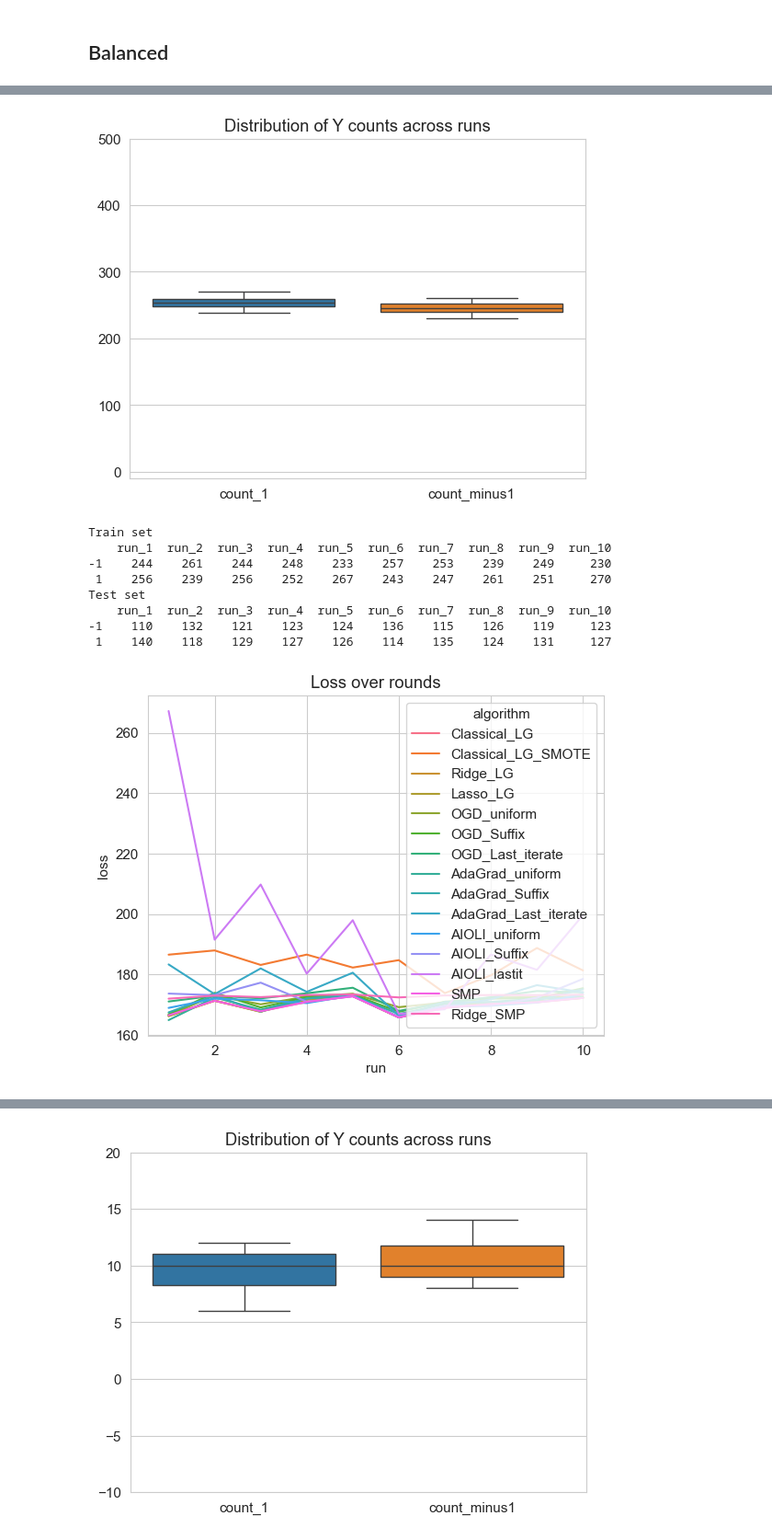
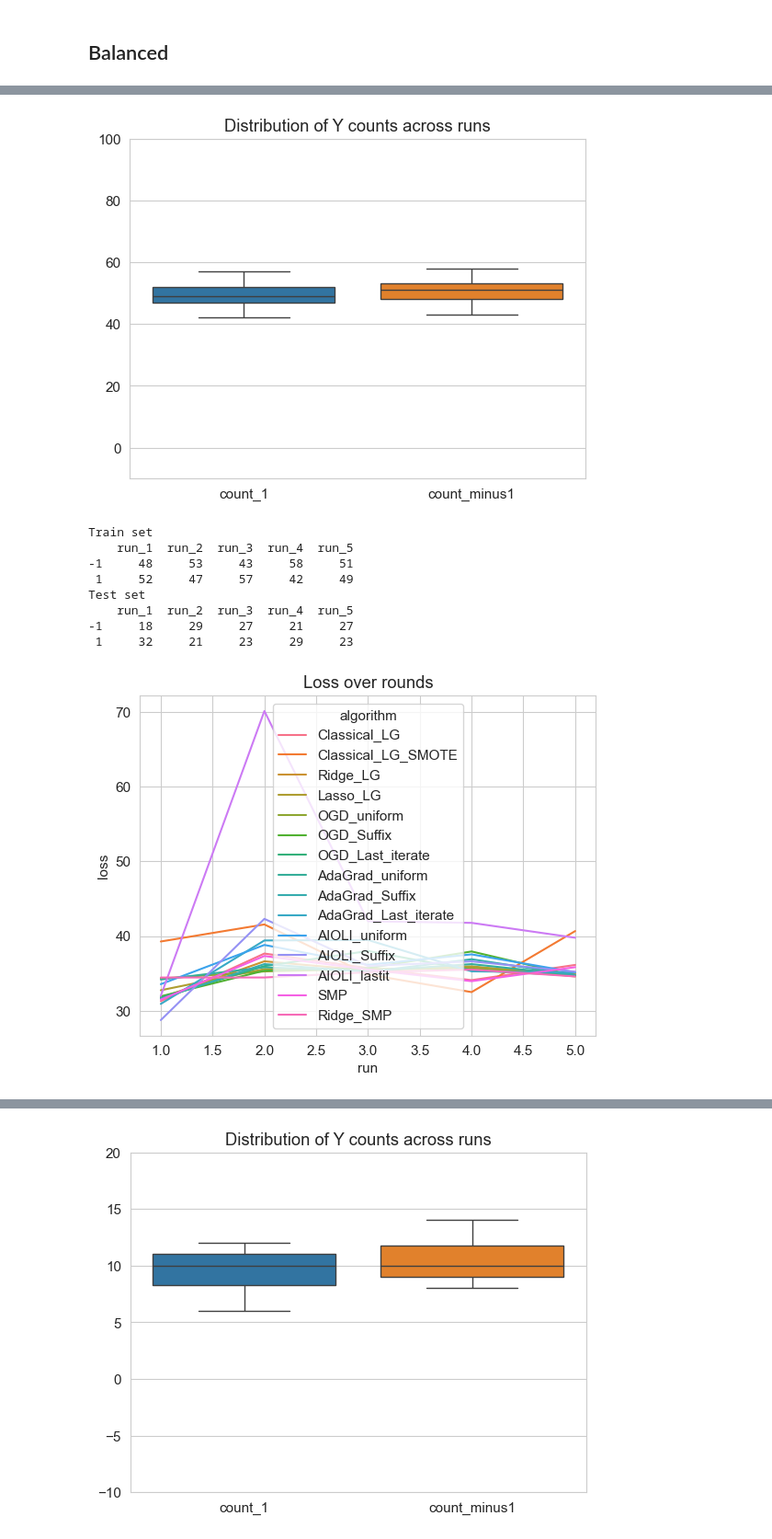
Before and after one commit to mcanela1/Thesis_Online-to-batch_Logistic-Regression, a Jupyter notebook: Algorithms.ipynb, the cells around one changed output, grey strips where cells are left out. Shown at 92% size. Saved outputs shown, nothing was run; the diff lists cells and outputs as text; code cells hidden in the pictures.

```diff
--- a/Algorithms.ipynb
+++ b/Algorithms.ipynb
@@ -552,16 +585,10 @@ def online_AdaGrad(data_y, data_x, B_vector, OTB_method = None, OTB_average_prop
     """Online Adaptive Gradient
     Parameters
     ---------
-    n : float
-        Size of the dataset
-    d : float
-        Dimension of the context vector, i.e. number of independent variables
     data_y : ndarray
         Vector with outcome(y) values. Dimensions: n x 1
     data_x: ndarray
         Array with independent variables. Dimensions: n x d
-    eta: float
-        Learning rate.
     B_vector: array
         Hyperparemeter, originally represents
     OTB_method: string
@@ -1321,6 +1348,7 @@ for setting in settings:
 
 @dataclass
 class SimulationConfig:
+    sim_betas: list =  None,
     # Default is well specified
     sim_setting: str =  "well specified"
     sim_balanced: bool = True
@@ -1355,6 +1383,7 @@ def run_simulation(cfg: SimulationConfig):
     sim_setting = cfg.sim_setting
     sim_balanced = cfg.sim_balanced
     X_hazan = cfg.X_hazan
+    sim_betas = cfg.sim_betas
 
     # results_all = []
     test_set_results = []
@@ -1371,7 +1400,8 @@ def run_simulation(cfg: SimulationConfig):
                                                          n = n,
                                                          seed = data_seed + i,
                                                          d = d,
-                                                         X_hazan = X_hazan)
+                                                         X_hazan = X_hazan,
+                                                         betas = sim_betas)
 
         # Store y counts to evaluate balance level later
         y_counts.append({
@@ -1464,12 +1494,14 @@ def run_simulation(cfg: SimulationConfig):
 
     endtime = datetime.datetime.now()
 
+    total_time = (endtime - start_time).total_seconds()
+
     return {
             "test_results": pd.DataFrame(test_set_results),
             "y_counts_train": pd.DataFrame(y_counts),
             "y_train_df": pd.DataFrame(all_y_trains),
             "y_test_df": pd.DataFrame(all_y_tests),
-            "total_time": (endtime - start_time).total_seconds()
+            "total_time": total_time
         }
 # %%
 def simulations_changing_n(n_values: list, base_config: SimulationConfig) -> pd.DataFrame:
@@ -1943,7 +1990,9 @@ Total time: 0:13:12.420200
 # %%
 well_specified = SimulationConfig(
     sim_setting = "well specified",
-    d = 3
+    d = 3,
+    n = 100,
+    runs = 5
 )
 
 well_specified_result = run_simulation(well_specified)
@@ -1986,16 +2034,16 @@ Total time: 1:26:03.066433
 # %%
-plot_results(well_specified_result, n = default_n)
+plot_results(well_specified_result, n =100)
 # %% [output]
-[figure, old version]
+[figure, new version]
 Train set
-    run_1  run_2  run_3  run_4  run_5  run_6  run_7  run_8  run_9  run_10
--1    244    261    244    248    233    257    253    239    249     230
- 1    256    239    256    252    267    243    247    261    251     270
+    run_1  run_2  run_3  run_4  run_5
+-1     48     53     43     58     51
+ 1     52     47     57     42     49
 Test set
-    run_1  run_2  run_3  run_4  run_5  run_6  run_7  run_8  run_9  run_10
--1    110    132    121    123    124    136    115    126    119     123
- 1    140    118    129    127    126    114    135    124    131     127
+    run_1  run_2  run_3  run_4  run_5
+-1     18     29     27     21     27
+ 1     32     21     23     29     23
-[figure, old version]
+[figure, new version]
 # %%
 well_specified_changing_n = simulations_changing_n([10,50,100], well_specified)
 # %% [output]
```
Also changed, not shown: parts of 43 cells of this notebook.
